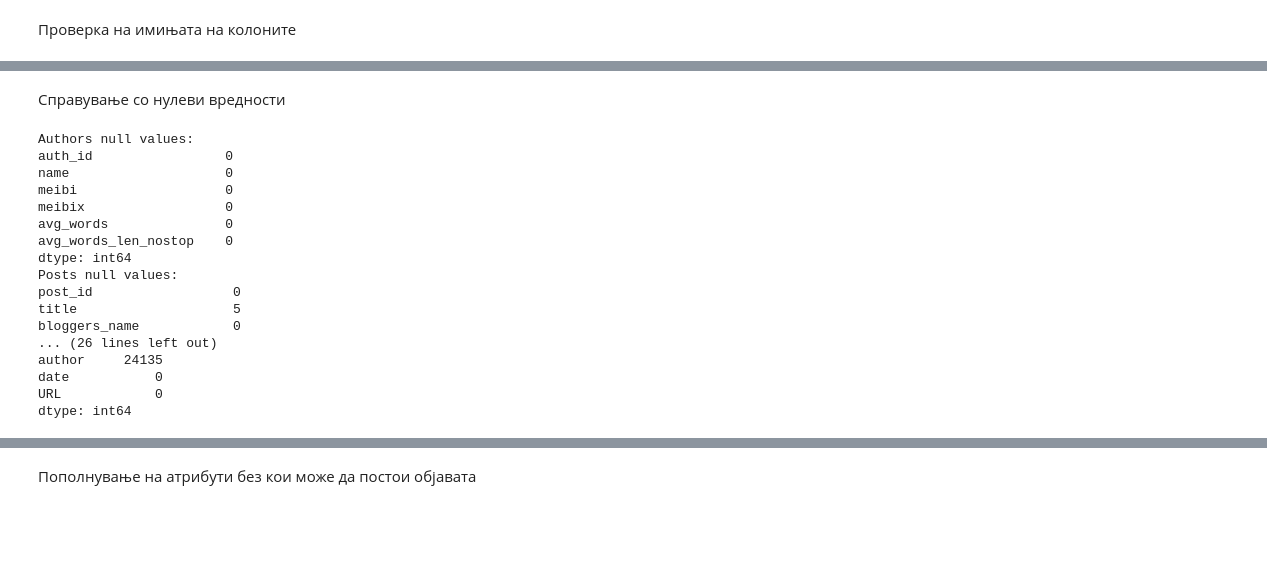
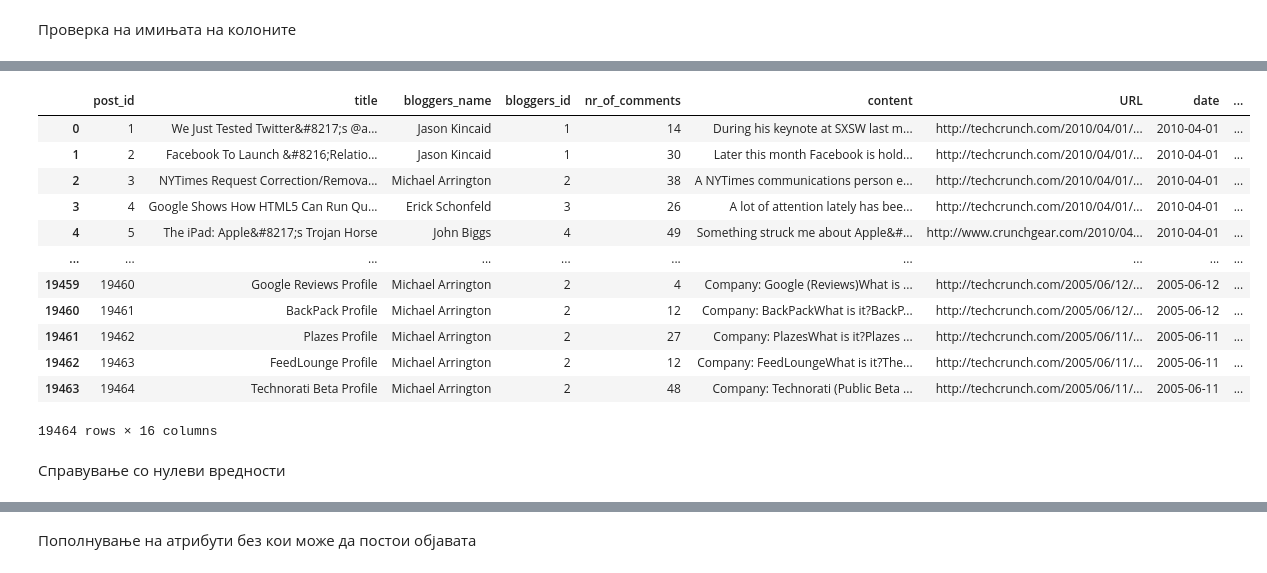
Before and after one commit to janaangeloska/TechCrunch-Unstructured_Databases, a Jupyter notebook: TechCrunch_CleanData.ipynb, the cells around one changed output, grey strips where cells are left out. Saved outputs shown, nothing was run; the diff lists cells and outputs as text; code cells hidden in the pictures; blank space fills up the shorter version.

```diff
--- a/TechCrunch_CleanData.ipynb
+++ b/TechCrunch_CleanData.ipynb
@@ -101,2 +3,16 @@ print(posts_df.head())
+# %%
+import pandas as pd
+
+column_auth = ['auth_id', 'name', 'meibi', 'meibix', 'avg_words', 'avg_words_len_nostop']
+authors_df = pd.read_csv('archive/authors.csv', header=None, names=column_auth, on_bad_lines='skip')
+
+column_com = ['com_id', 'post_id', 'content', 'author', 'date', 'vote']
+comments_df = pd.read_csv('archive/comments.csv' , header=None, names=column_com, on_bad_lines='skip')
+
+column_inl = ['inl_id', 'post_id', 'title', 'author', 'date', 'URL']
+inlinks_df = pd.read_csv('archive/inlinks.csv',  header=None, names=column_inl, on_bad_lines='skip')
+
+column_post = ['post_id', 'title', 'bloggers_name', 'bloggers_id', 'nr_of_comments', 'content', 'URL', 'date', 'nr_retrived_inlinks', 'nr_retrived_comments', 'post_len', 'post_len_nostop', 'avg_post_len', 'avg_post_len_nostop', 'MEIBI_score', 'MEIBIX_score']
+posts_df = pd.read_csv('archive/posts.csv', header=None, names=column_post, on_bad_lines='skip')
 # %% [markdown]
 Проверка на имињата на колоните
@@ -175,29 +67,18 @@ Index(['post_id', 'title', 'bloggers_name', 'bloggers_id', 'nr_of_comments',
+# %%
+posts_df
+# %% [output]
+|  | post_id | title | bloggers_name | bloggers_id | nr_of_comments | content | URL | date | ... |
+| 0 | 1 | We Just Tested Twitter&#8217;s @a... | Jason Kincaid | 1 | 14 | During his keynote at SXSW last m... | http://techcrunch.com/2010/04/01/... | 2010-04-01 | ... |
+| 1 | 2 | Facebook To Launch &#8216;Relatio... | Jason Kincaid | 1 | 30 | Later this month Facebook is hold... | http://techcrunch.com/2010/04/01/... | 2010-04-01 | ... |
+| 2 | 3 | NYTimes Request Correction/Remova... | Michael Arrington | 2 | 38 | A NYTimes communications person e... | http://techcrunch.com/2010/04/01/... | 2010-04-01 | ... |
+| 3 | 4 | Google Shows How HTML5 Can Run Qu... | Erick Schonfeld | 3 | 26 | A lot of attention lately has bee... | http://techcrunch.com/2010/04/01/... | 2010-04-01 | ... |
+| 4 | 5 | The iPad: Apple&#8217;s Trojan Horse | John Biggs | 4 | 49 | Something struck me about Apple&#... | http://www.crunchgear.com/2010/04... | 2010-04-01 | ... |
+| ... | ... | ... | ... | ... | ... | ... | ... | ... | ... |
+| 19459 | 19460 | Google Reviews Profile | Michael Arrington | 2 | 4 | Company: Google (Reviews)What is ... | http://techcrunch.com/2005/06/12/... | 2005-06-12 | ... |
+| 19460 | 19461 | BackPack Profile | Michael Arrington | 2 | 12 | Company: BackPackWhat is it?BackP... | http://techcrunch.com/2005/06/12/... | 2005-06-12 | ... |
+| 19461 | 19462 | Plazes Profile | Michael Arrington | 2 | 27 | Company: PlazesWhat is it?Plazes ... | http://techcrunch.com/2005/06/11/... | 2005-06-11 | ... |
+| 19462 | 19463 | FeedLounge Profile | Michael Arrington | 2 | 12 | Company: FeedLoungeWhat is it?The... | http://techcrunch.com/2005/06/11/... | 2005-06-11 | ... |
+| 19463 | 19464 | Technorati Beta Profile | Michael Arrington | 2 | 48 | Company: Technorati (Public Beta ... | http://techcrunch.com/2005/06/11/... | 2005-06-11 | ... |
+19464 rows × 16 columns
 # %% [markdown]
 Справување со нулеви вредности
-# %%
-print("Authors null values:")
-print(authors_df.isnull().sum())
-print("Posts null values:")
-print(posts_df.isnull().sum())
-print("Comments null values:")
-print(comments_df.isnull().sum())
-print("Inlinks null values:")
-print(inlinks_df.isnull().sum())
-# %% [output]
-Authors null values:
-auth_id                 0
-name                    0
-meibi                   0
-meibix                  0
-avg_words               0
-avg_words_len_nostop    0
-dtype: int64
-Posts null values:
-post_id                  0
-title                    5
-bloggers_name            0
-... (26 lines left out)
-author     24135
-date           0
-URL            0
-dtype: int64
```
Also changed, not shown: parts of 20 cells of this notebook.
